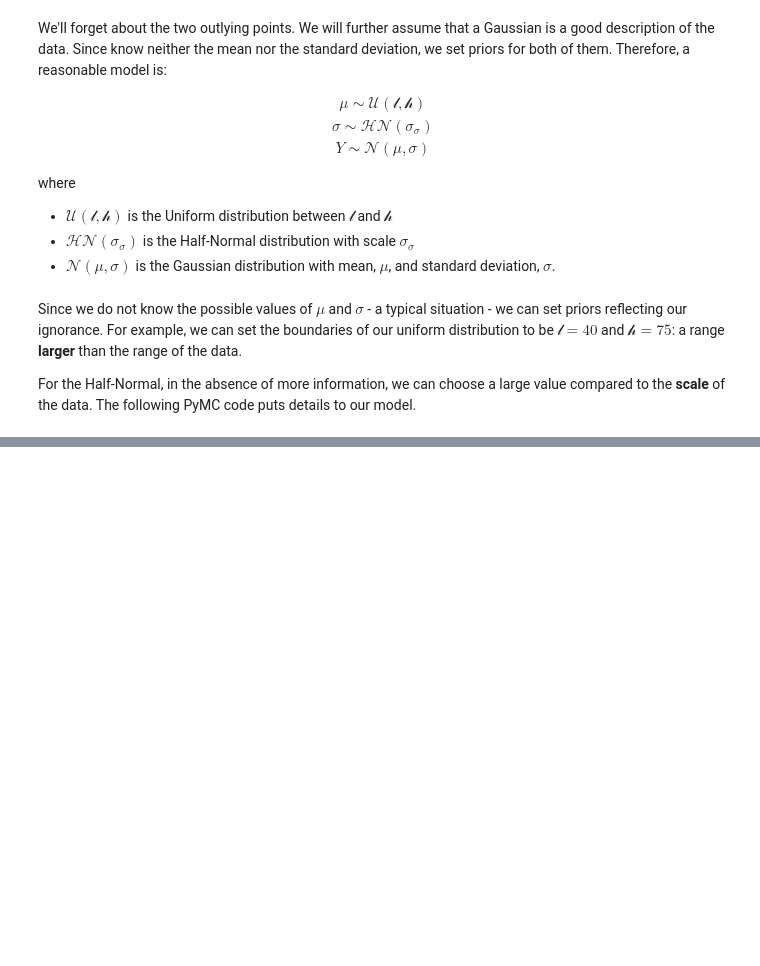
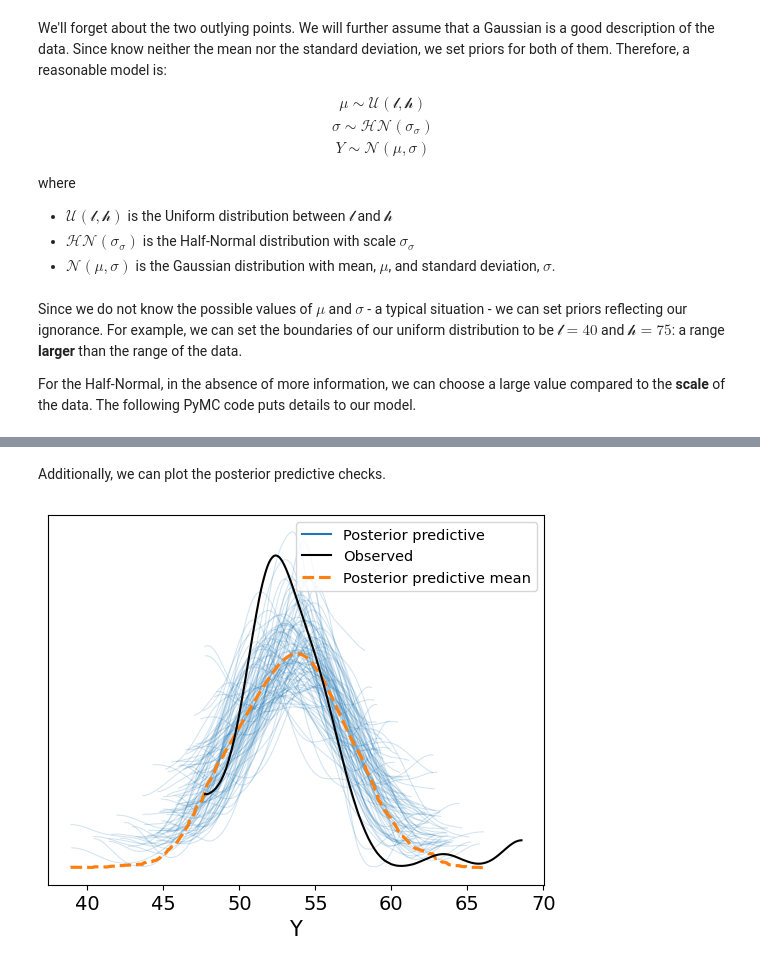
Before and after one commit to mrwizard82d1/bap-3e, a Jupyter notebook: ch02-prog-probabilistically.ipynb, the cells around one changed output, grey strips where cells are left out. Drawn from its saved outputs; the diff is of its cells as text; code cells hidden in the pictures; blank space fills up the shorter version.

```diff
--- a/ch02-prog-probabilistically.ipynb
+++ b/ch02-prog-probabilistically.ipynb
@@ -198,0 +283,7 @@ az.summary(idata_g, kind='stats').round(2)
+# %% [markdown]
+Additionally, we can plot the posterior predictive checks.
+# %%
+az.plot_ppc(idata_g, num_pp_samples=100)
+plt.show()
+# %% [output]
+[figure, added]
```
Also changed, not shown: parts of 30 cells of this notebook.
